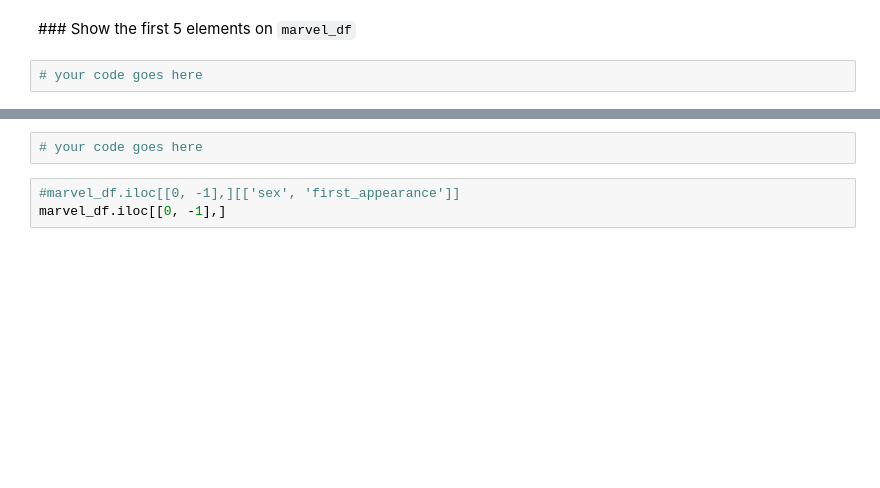
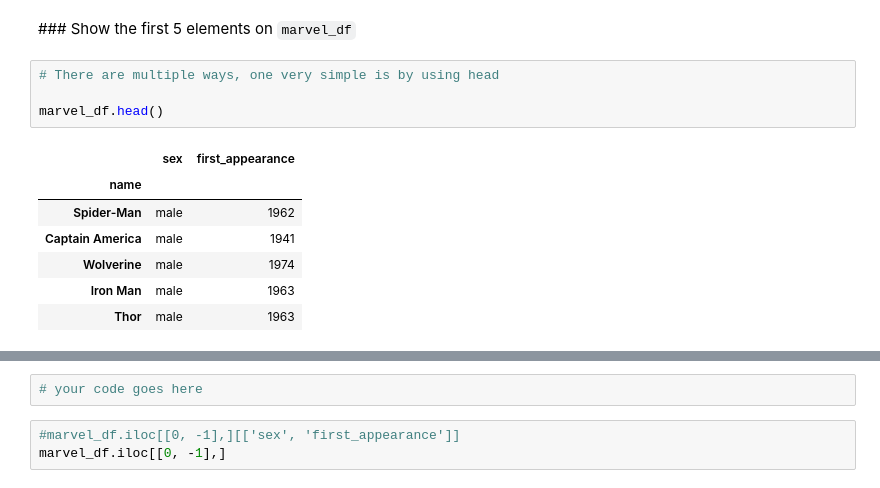
Before and after one commit to abeflores/Data_Analysis_with_Python, a Jupyter notebook: 4 - Pandas DataFrames exercises.ipynb, the cells around one changed output, grey strips where cells are left out. Saved outputs shown, nothing was run; the diff lists cells and outputs as text; blank space fills up the shorter version.

```diff
--- a/4 - Pandas DataFrames exercises.ipynb
+++ b/4 - Pandas DataFrames exercises.ipynb
@@ -265,6 +326,16 @@ marvel_df
 ## DataFrame selection, slicing and indexation
 # %% [markdown]
 ### Show the first 5 elements on `marvel_df`
-# %%
-# your code goes here
+# %%
+# There are multiple ways, one very simple is by using head
+
+marvel_df.head()
+# %% [output]
+|  | sex | first_appearance |
+| name |  |  |
+| Spider-Man | male | 1962 |
+| Captain America | male | 1941 |
+| Wolverine | male | 1974 |
+| Iron Man | male | 1963 |
+| Thor | male | 1963 |
 # %%
```
Also changed, not shown: parts of 15 cells of this notebook.
